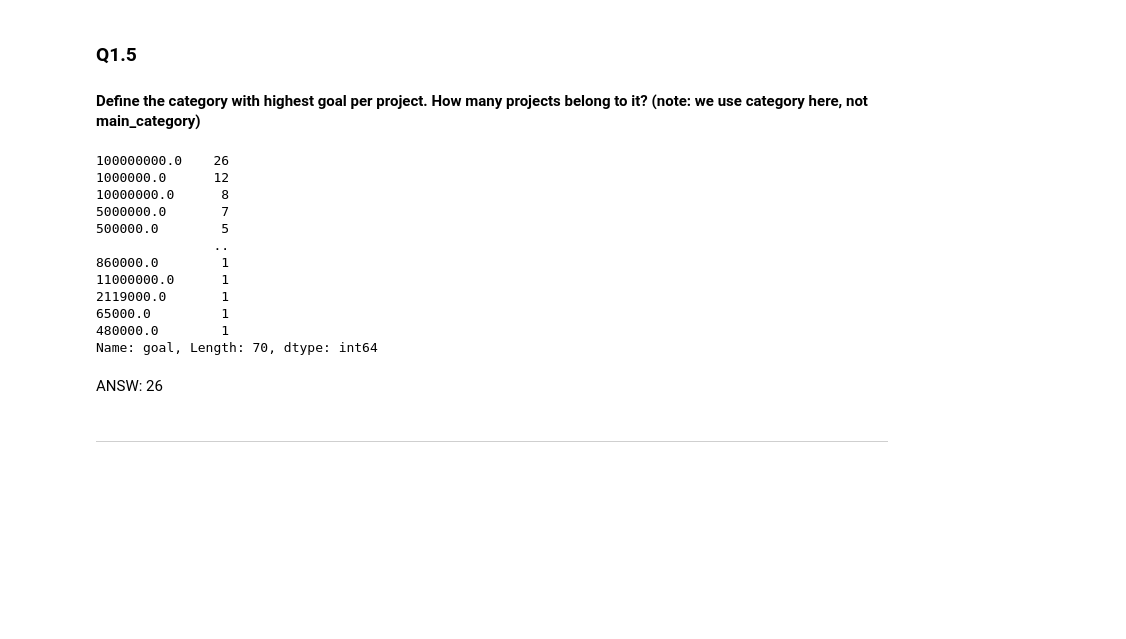
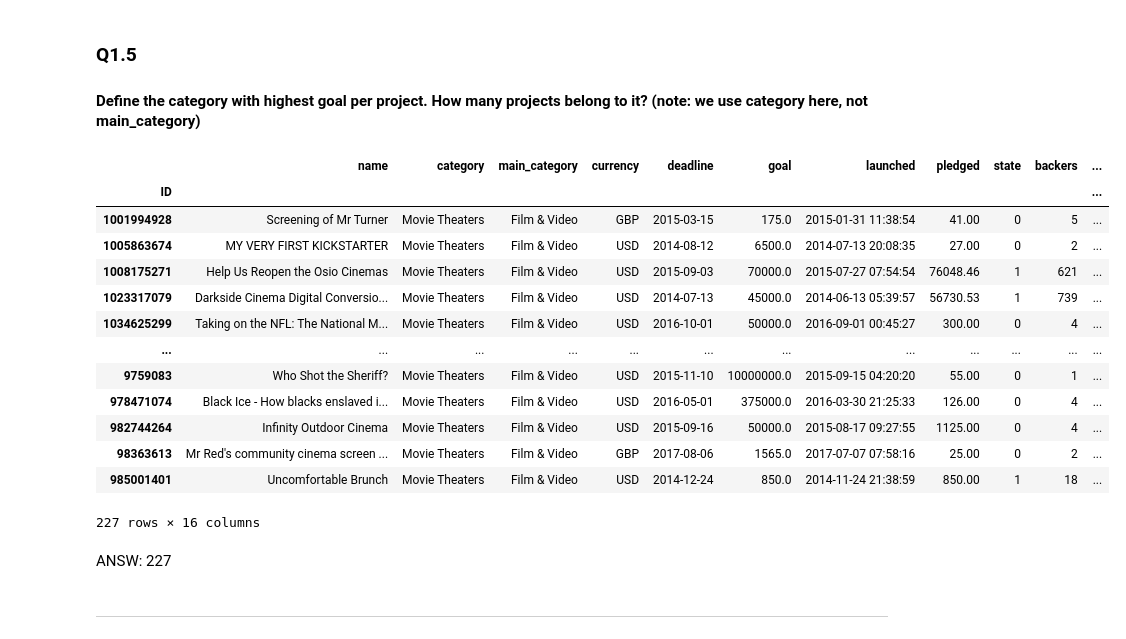
Before and after one commit to annenkova97/Intro2DS, a Jupyter notebook: HW2/assigment_2_reupload.ipynb, the cells around one changed output. Drawn from its saved outputs; the diff is of its cells as text; code cells hidden in the pictures; blank space fills up the shorter version.

```diff
--- a/HW2/assigment_2_reupload.ipynb
+++ b/HW2/assigment_2_reupload.ipynb
@@ -294,0 +300,2 @@ Name: state, dtype: int32
+# %%
+df['percent_success'] = df['success'] /df['projects']
@@ -295 +306,3 @@ Name: state, dtype: int32
+# %%
+df = df.drop(['success', 'projects', 'percent_success'], axis = 1)
 # %% [markdown]
@@ -300,24 +313,28 @@ ANSW: Music
 ### Q1.5
 #### Define the category with highest goal per project. How many projects belong to it?  (note: we use category here, not main_category)
 # %%
-a_1_5 = df.groupby('category')['goal'].max().sort_values(ascending=False)
+mean_goal = df.groupby('category')['goal'].mean()
-# %%
-a_1_5.value_counts()
-# %% [output]
-100000000.0    26
-1000000.0      12
-10000000.0      8
-5000000.0       7
-500000.0        5
-               ..
-860000.0        1
-11000000.0      1
-2119000.0       1
-65000.0         1
-480000.0        1
-Name: goal, Length: 70, dtype: int64
+# %%
+df['mean_goal'] = df['category'].map(mean_goal)
+# %%
+df[df['mean_goal'] == df['mean_goal'].max()]
+# %% [output]
+|  | name | category | main_category | currency | deadline | goal | launched | pledged | state | backers | ... |
+| ID |  |  |  |  |  |  |  |  |  |  | ... |
+| 1001994928 | Screening of Mr Turner | Movie Theaters | Film & Video | GBP | 2015-03-15 | 175.0 | 2015-01-31 11:38:54 | 41.00 | 0 | 5 | ... |
+| 1005863674 | MY VERY FIRST KICKSTARTER | Movie Theaters | Film & Video | USD | 2014-08-12 | 6500.0 | 2014-07-13 20:08:35 | 27.00 | 0 | 2 | ... |
+| 1008175271 | Help Us Reopen the Osio Cinemas | Movie Theaters | Film & Video | USD | 2015-09-03 | 70000.0 | 2015-07-27 07:54:54 | 76048.46 | 1 | 621 | ... |
+| 1023317079 | Darkside Cinema Digital Conversio... | Movie Theaters | Film & Video | USD | 2014-07-13 | 45000.0 | 2014-06-13 05:39:57 | 56730.53 | 1 | 739 | ... |
+| 1034625299 | Taking on the NFL: The National M... | Movie Theaters | Film & Video | USD | 2016-10-01 | 50000.0 | 2016-09-01 00:45:27 | 300.00 | 0 | 4 | ... |
+| ... | ... | ... | ... | ... | ... | ... | ... | ... | ... | ... | ... |
+| 9759083 | Who Shot the Sheriff? | Movie Theaters | Film & Video | USD | 2015-11-10 | 10000000.0 | 2015-09-15 04:20:20 | 55.00 | 0 | 1 | ... |
+| 978471074 | Black Ice - How blacks enslaved i... | Movie Theaters | Film & Video | USD | 2016-05-01 | 375000.0 | 2016-03-30 21:25:33 | 126.00 | 0 | 4 | ... |
+| 982744264 | Infinity Outdoor Cinema | Movie Theaters | Film & Video | USD | 2015-09-16 | 50000.0 | 2015-08-17 09:27:55 | 1125.00 | 0 | 4 | ... |
+| 98363613 | Mr Red's community cinema screen ... | Movie Theaters | Film & Video | GBP | 2017-08-06 | 1565.0 | 2017-07-07 07:58:16 | 25.00 | 0 | 2 | ... |
+| 985001401 | Uncomfortable Brunch | Movie Theaters | Film & Video | USD | 2014-12-24 | 850.0 | 2014-11-24 21:38:59 | 850.00 | 1 | 18 | ... |
+227 rows × 16 columns
 # %% [markdown]
-ANSW: 26
+ANSW: 227
 # %% [markdown]
 -----
 # %% [markdown]
```
Also changed, not shown: parts of 11 cells of this notebook.
